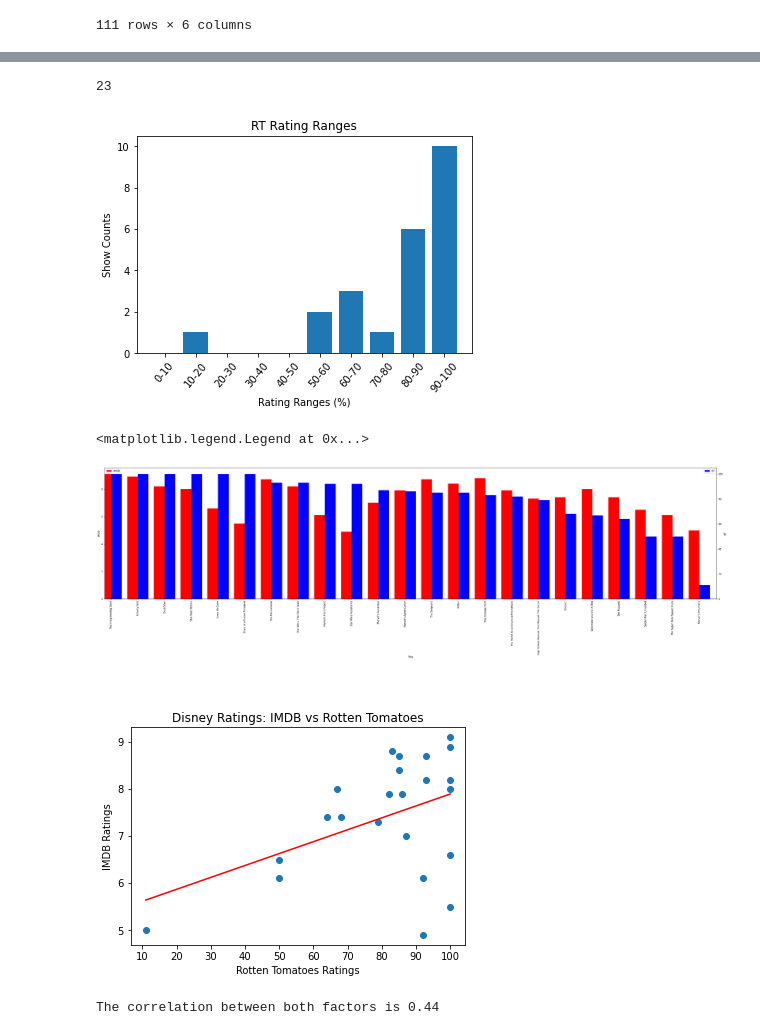
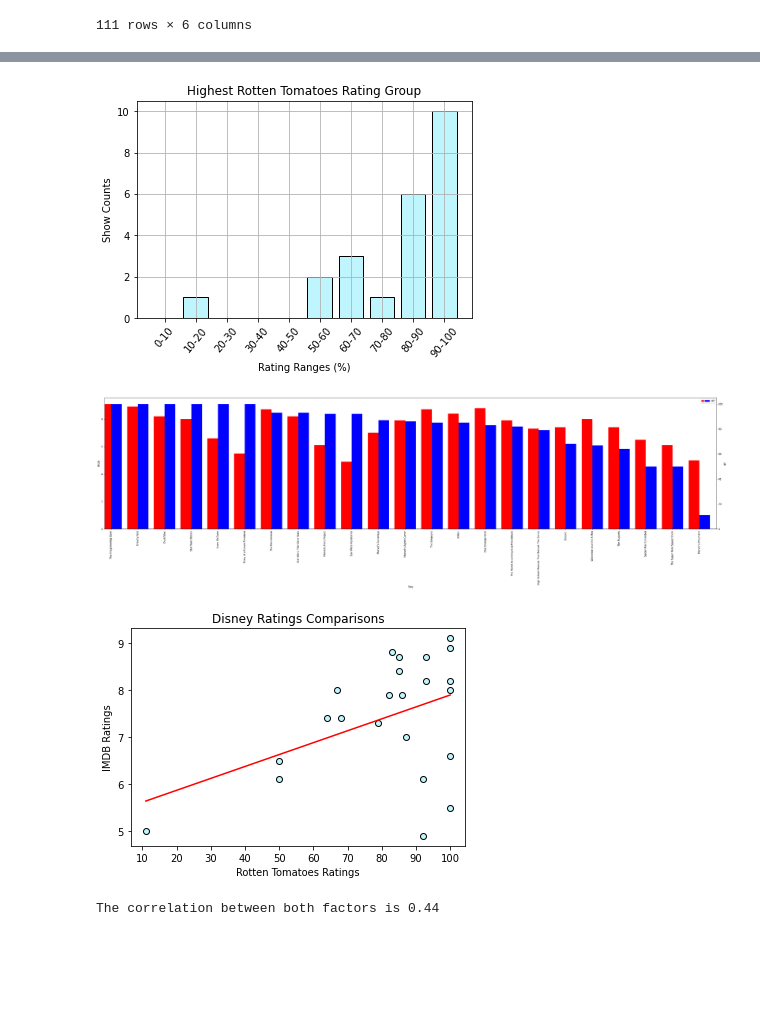
Before and after one commit to Tgreenhu/streaming-platform-analysis, a Jupyter notebook: Streaming Platforms/disney.ipynb, the cells around one changed output, grey strips where cells are left out. Cells and saved outputs as stored; diff of their text form; code cells hidden in the pictures; blank space fills up the shorter version.

```diff
--- a/Streaming Platforms/disney.ipynb
+++ b/Streaming Platforms/disney.ipynb
@@ -174,64 +168,58 @@ ranges2.sum()
 # %%
-# Rotten Tomatoes Rating Groups using bins
+# Group Rotten Tomatoes ratings into bins to create a bar graph
+
 bins3 = [0, 9, 19, 29, 39, 49, 59, 69, 79, 89, 100]
 groups3 = ['0-10', '10-20', '20-30', '30-40', '40-50', '50-60', '60-70', '70-80', '80-90', '90-100']
 disney_df_dropped['RT Rating Ranges'] = pd.cut(disney_df_dropped['RT'], bins3, labels=groups3)
+
 rt_rating_ranges = disney_df_dropped.groupby('RT Rating Ranges')
 ranges3 = rt_rating_ranges['RT Rating Ranges'].count()
-plt.bar(groups3, ranges3);
-plt.title('RT Rating Ranges')
-plt.xlabel('Rating Ranges (%)')
-plt.ylabel('Show Counts')
+
+plt.bar(groups3, ranges3, color = '#BFF5FD', edgecolor = 'black');
+plt.title('Highest Rotten Tomatoes Rating Group');
+plt.xlabel('Rating Ranges (%)');
+plt.ylabel('Show Counts');
 plt.xticks(rotation=50);
-ranges3.sum()
+plt.grid();
 # %% [output]
-23
-[figure, old version]
+[figure, new version]
 # %%
 # Compares each show's IMDB and Rotten Tomatoes' rating
-fig = plt.figure(figsize=(100,10)) # Create matplotlib figure
-ax = fig.add_subplot(121) # Create matplotlib axes
-ax2 = ax.twinx() # Create another axes that shares the same x-axis as ax.
+
+fig = plt.figure(figsize=(100,10))
+ax = fig.add_subplot(121)
+ax2 = ax.twinx()
 width = 0.4
 disney_df_dropped.IMDB.plot(kind='bar', color='red', legend = 'IMDB', ax=ax, width=width, position=1);
 disney_df_dropped.RT.plot(kind='bar', color='blue', legend = 'Rotten Tomatoes', ax=ax2, width=width, position=0);
 ax.set_ylabel('IMDB');
-ax.legend(loc = "upper left")
 ax2.set_ylabel('RT');
-ax2.legend(loc = 'upper right')
 # %% [output]
-<matplotlib.legend.Legend at 0x...>
 [figure]
 # %%
-# Netflix Ratings Comparisons for shows with both ratings
+# Find any correlation between IMDB & Rotten Tomatoes ratings using scatter plot
+
 disney_RT = disney_df_dropped['RT']
 disney_IMBD_ratings = disney_df_dropped['IMDB']
-
-
 
 x_values = disney_RT
 y_values = disney_IMBD_ratings
 (slope, intercept, rvalue, pvalue, stderr) = linregress(x_values, y_values)
 regress_values = x_values * slope + intercept
-line_eq = "y = " + str(round(slope,2)) + "x + " + str(round(intercept,2))
-# plt.annotate(line_eq, (20,36), fontsize=15, color="red")
-plt.annotate(line_eq ,(6,10),fontsize=15,color="green")
 
-
-
-plt.scatter(disney_RT, disney_IMBD_ratings)
+plt.scatter(disney_RT, disney_IMBD_ratings, facecolor='#BFF5FD', edgecolor="black");
 plt.plot(x_values,regress_values,"r-")
-plt.title('Disney Ratings: IMDB vs Rotten Tomatoes')
+plt.title('Disney Ratings Comparisons')
 plt.xticks([10,20,30,40,50,60,70,80,90,100])
 plt.xlabel('Rotten Tomatoes Ratings')
 plt.ylabel('IMDB Ratings')
 plt.xlim = (0,100)
 plt.show()
 
 correlation = st.pearsonr(disney_RT,disney_IMBD_ratings)
 print(f"The correlation between both factors is {round(correlation[0],2)}")
 # %% [output]
-[figure, old version]
+[figure, new version]
 The correlation between both factors is 0.44
 # %%
 # Disney Target Audience pie chart
```
Also changed, not shown: parts of 19 cells of this notebook, 3 other files.
